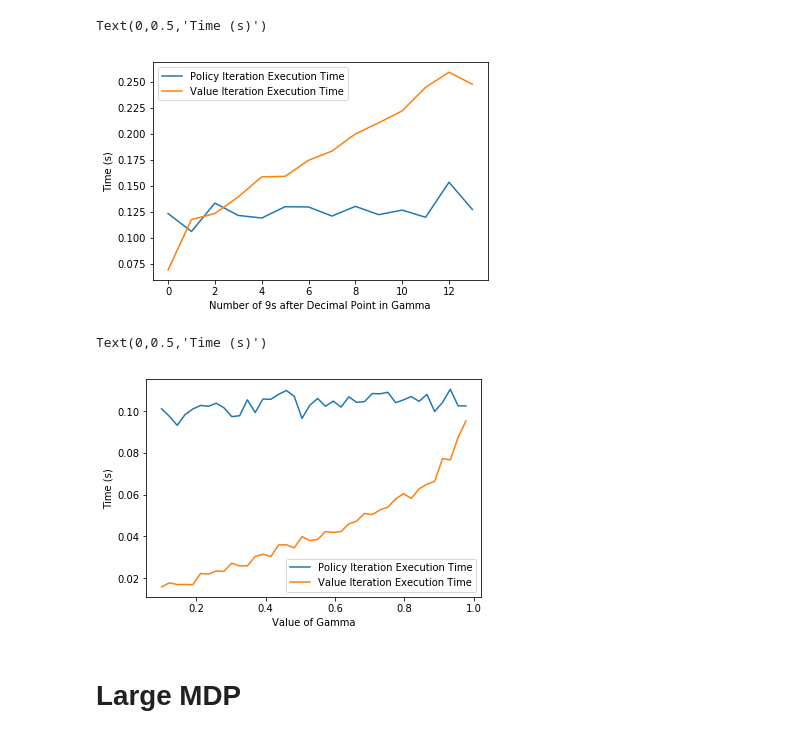
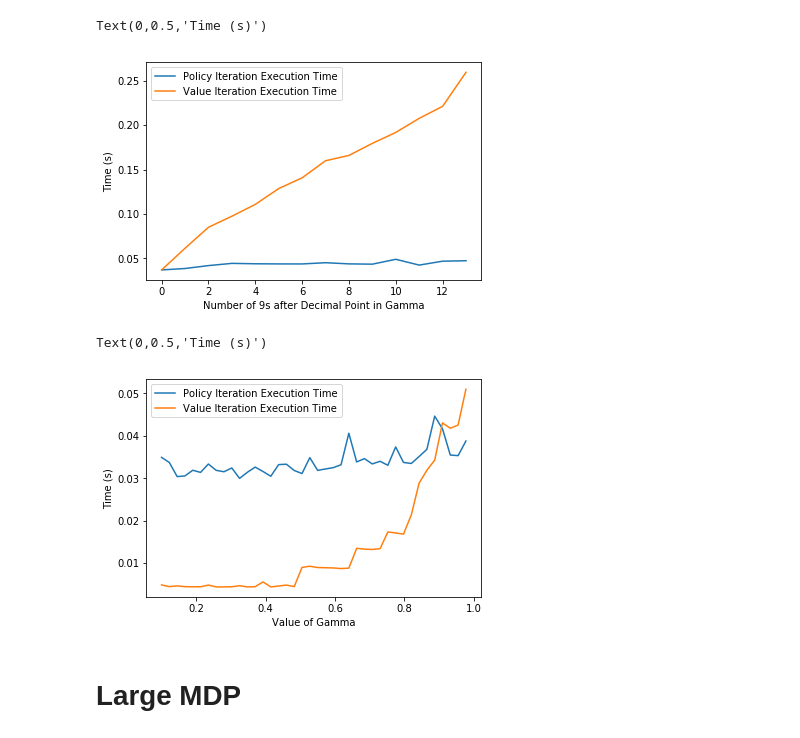
Before and after one commit to nshea3/ml_notebooks_p4, a Jupyter notebook: aimacode_mdp.ipynb, the cells around one changed output. Saved outputs shown, nothing was run; the diff lists cells and outputs as text; code cells hidden in the pictures.

```diff
--- a/aimacode_mdp.ipynb
+++ b/aimacode_mdp.ipynb
@@ -139,4 +127,0 @@ plt.ylim((0,1))
-# %%
-x = np.linspace(.01,1.0,100)
-y = [(1.0 - gamma) / gamma for gamma in x]
-plt.plot(x,y)
@@ -163,19 +127,0 @@ Text(0.5,0,'Iteration number')
-# %%
-dist_lg = []
-
-for k in range(1,25):
-    k_list = []
-    for x in range(10):
-        gridmdp = GridMDP(gridlist, terminals=term, gamma=gamma)
-        pi, U, pi_iter_time, deltas = policy_iteration(gridmdp, k=k)
-        vi_converged = best_policy(gridmdp, value_iteration(gridmdp, 0.0)[0])
-        k_list.append(strat_match_pct(vi_converged, pi, gridmdp.states))
-    dist_lg.append(sum(k_list)/len(k_list))
-
-
-plt.plot(dist_lg)
-
-plt.suptitle("% Match to Optimal versus k parameter (Policy Iteration)")
-plt.ylabel("% Match to Optimal")
-plt.xlabel("k Parameter")
-plt.ylim((0,1))
@@ -293,6 +254,4 @@ plt.legend()
 # %%
-import timeit
-
 setup = '''
 import mdp
 
@@ -308,8 +267,8 @@ pi_times = []
 vi_times = []
 
 for setup in setup_list:
-    pi_times.append(timeit.timeit('mdp.policy_iteration(gridmdp, k=20)', number = 100, setup=setup))
-    vi_times.append(timeit.timeit('mdp.value_iteration(gridmdp)', number = 100, setup=setup))
+    pi_times.append(timeit.timeit('mdp.policy_iteration(gridmdp, k=3)', number = 100, setup=setup))
+    vi_times.append(timeit.timeit('mdp.value_iteration(gridmdp, epsilon=1.0)', number = 100, setup=setup))
 
 plt.plot(pi_times, label='Policy Iteration Execution Time')
 plt.plot(vi_times, label='Value Iteration Execution Time')
@@ -318,33 +277,32 @@ plt.xlabel("Number of 9s after Decimal Point in Gamma")
 plt.ylabel("Time (s)")
 # %% [output]
 Text(0,0.5,'Time (s)')
-[figure, old version]
+[figure, new version]
 # %%
-import timeit
 
 setup = '''
 import mdp
 
 gridmdp = mdp.GridMDP([[-0.04, -0.04, -0.04, +1],
                    [-0.04, None, -0.04, -1],
                    [-0.04, -0.04, -0.04, -0.04]],
                    terminals=[(3, 2), (3, 1)],  gamma = {})
 '''
 
 setup_list = [setup.format(x) for x in np.linspace(.1,1,40, endpoint=False)]
 
 pi_times = []
 vi_times = []
 
 for setup in setup_list:
-    pi_times.append(timeit.timeit('mdp.policy_iteration(gridmdp, k=20)', number = 100, setup=setup))
-    vi_times.append(timeit.timeit('mdp.value_iteration(gridmdp)', number = 100, setup=setup))
+    pi_times.append(timeit.timeit('mdp.policy_iteration(gridmdp, k=3)', number = 100, setup=setup))
+    vi_times.append(timeit.timeit('mdp.value_iteration(gridmdp, epsilon=1.0)', number = 100, setup=setup))
 
 plt.plot(np.linspace(.1,1,40, endpoint=False), pi_times, label='Policy Iteration Execution Time')
 plt.plot(np.linspace(.1,1,40, endpoint=False), vi_times, label='Value Iteration Execution Time')
 plt.legend()
 plt.xlabel("Value of Gamma")
 plt.ylabel("Time (s)")
 # %% [output]
 Text(0,0.5,'Time (s)')
-[figure, old version]
+[figure, new version]
```
Also changed, not shown: parts of 44 cells of this notebook.
